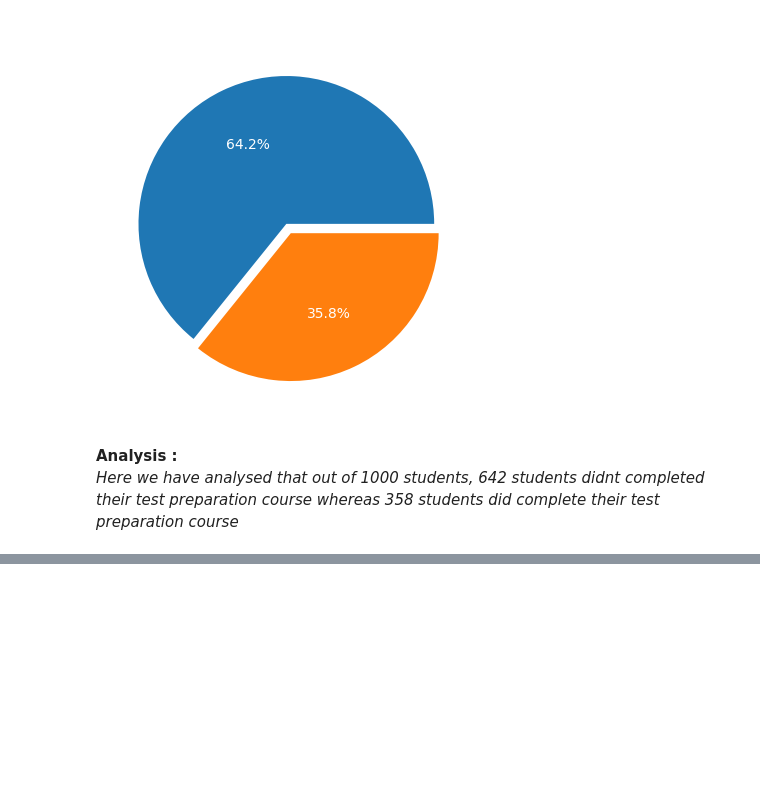
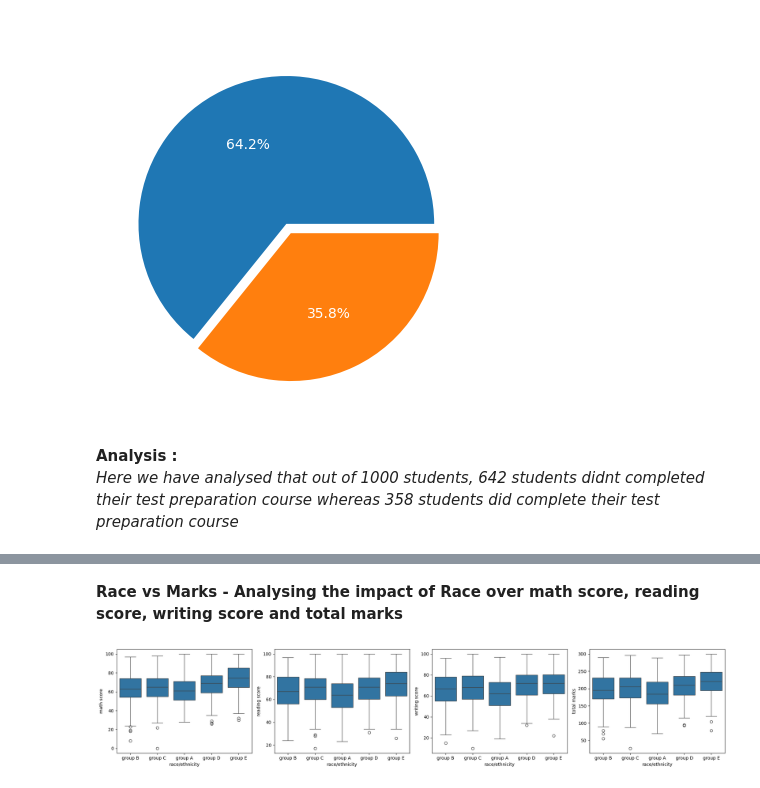
Before and after one commit to udaysingh21/Pandas-Project, a Jupyter notebook: STUDENT PERFORMANCE/analysis.ipynb, the cells around one changed output, grey strips where cells are left out. Saved outputs shown, nothing was run; the diff lists cells and outputs as text; code cells hidden in the pictures; blank space fills up the shorter version.

```diff
--- a/STUDENT PERFORMANCE/analysis.ipynb
+++ b/STUDENT PERFORMANCE/analysis.ipynb
@@ -418,0 +439,14 @@ plt.show()
+# %% [markdown]
+**Race vs Marks -  Analysing the impact of Race over math score, reading score, writing score and total marks**
+# %%
+y_category=['math score','reading score','writing score','total marks']
+fig,ax=plt.subplots(1,len(y_category),figsize=(20,4))
+# ax=plt.subplot(1,4,i+1)
+
+for i in range(len(y_category)):
+    sns.boxplot(x=df['race/ethnicity'],y=df[y_category[i]],ax=ax[i])
+
+plt.tight_layout()
+plt.show()
+# %% [output]
+[figure, added]
```
Also changed, not shown: parts of 15 cells of this notebook.
